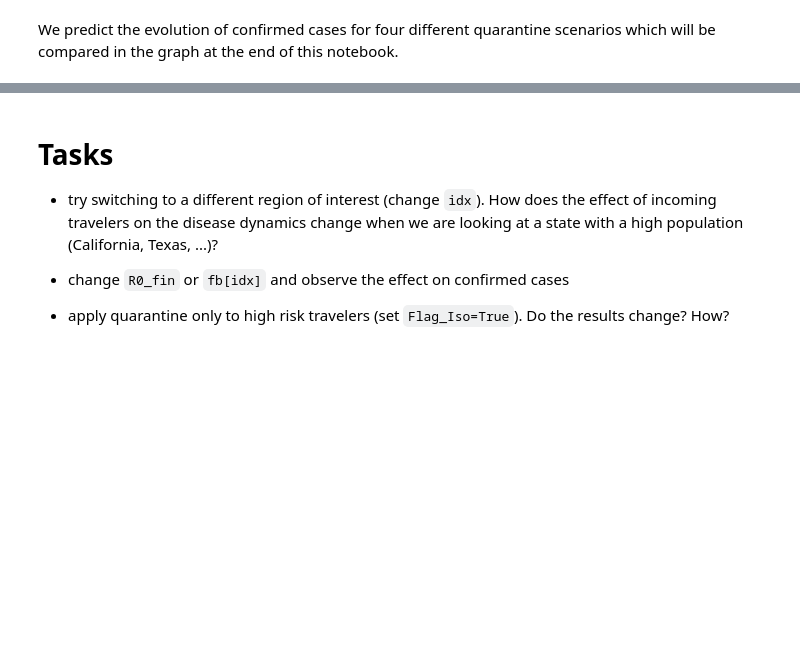
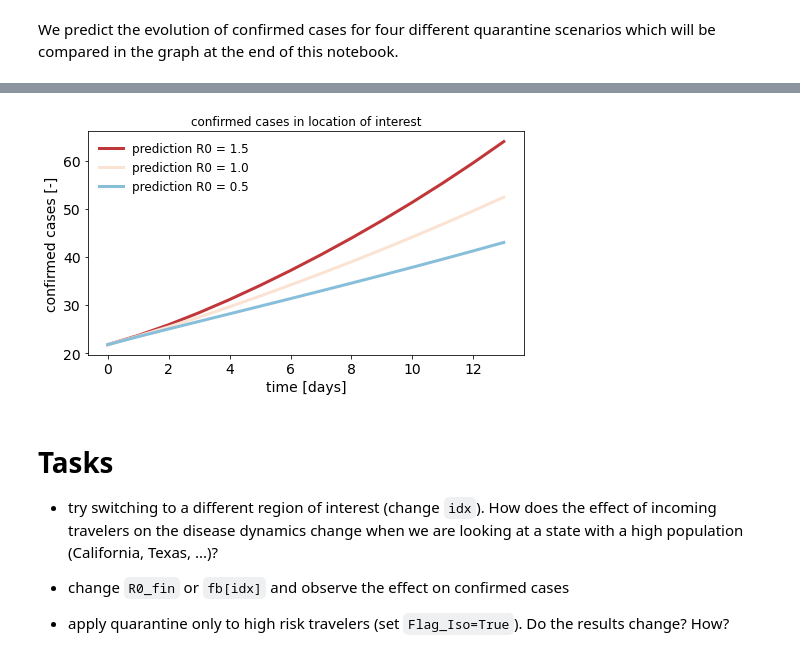
Before and after one commit to acehu970601/COVID-19-Data-Modeling, a Jupyter notebook: network_SEIR.ipynb, the cells around one changed output, grey strips where cells are left out. Cells and saved outputs as stored; diff of their text form; code cells hidden in the pictures; blank space fills up the shorter version.

```diff
--- a/network_SEIR.ipynb
+++ b/network_SEIR.ipynb
@@ -257,6 +265,22 @@ confirmed_50 = forecasting(0.5,A_all,fb)
 confirmed_75 = forecasting(0.75,A_all,fb)
 
 confirmed_95 = forecasting(0.95,A_all,fb)
+# %%
+quarantine_sc = 0.95
+## RO = 1.5
+R0_fin = 1.5 ## assumption
+fb[idx] = R0_fin * fc
+confirmed_75_R0_1_5 = forecasting(quarantine_sc, A_all, fb)
+
+## RO = 1.0
+R0_fin = 1.0 ## assumption
+fb[idx] = R0_fin * fc
+confirmed_75_R0_1_0 = forecasting(quarantine_sc, A_all, fb)
+
+## R0 = 0.5
+R0_fin = 0.5 ## assumption
+fb[idx] = R0_fin * fc
+confirmed_75_R0_0_5 = forecasting(quarantine_sc, A_all, fb)
 # %%
 #%% ################### Plot results #######################################
 
@@ -294,3 +318,35 @@ plt.tight_layout()
+# %%
+#%% ################### Plot results #######################################
+
+t = np.arange(0,Tmax, dt)
+days = np.arange(0,Tmax, 1)
+skip = int(1/dt)
+
+# color palette
+Color_p = sns.color_palette("RdBu", 6)
+
+fig, ax1 = plt.subplots(figsize=(500/72,300/72))
+
+
+ax1.plot(days, confirmed_75_R0_1_5[::skip],color = Color_p[0],lw=3,zorder=1, label=r'prediction R0 = 1.5') #
+ax1.plot(days, confirmed_75_R0_1_0 [::skip],color = Color_p[2],lw=3,zorder=1, label=r'prediction R0 = 1.0') #
+ax1.plot(days, confirmed_75_R0_0_5 [::skip],color = Color_p[4],lw=3,zorder=1, label=r'prediction R0 = 0.5') #
+
+
+leg = plt.legend(loc='upper left',fontsize='large',frameon=True)
+leg.get_frame().set_linewidth(0.0)
+
+ax1.xaxis.set_tick_params(labelsize=14)
+ax1.yaxis.set_tick_params(labelsize=14)
+
+plt.ylabel('confirmed cases [-]',fontsize=14)
+plt.xlabel('time [days]',fontsize=14)
+plt.title('confirmed cases in location of interest')
+
+
+plt.tight_layout()
+# %% [output]
+[figure, added]
 # %% [markdown]
 # Tasks
 
```
Also changed, not shown: parts of 6 cells of this notebook, 1 other file.
